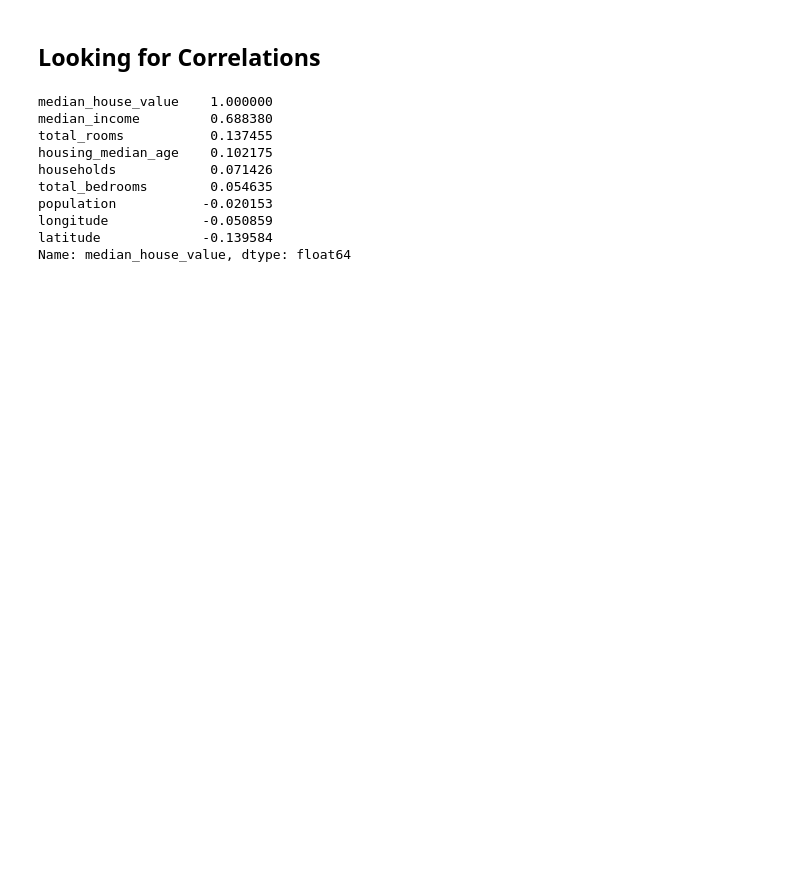
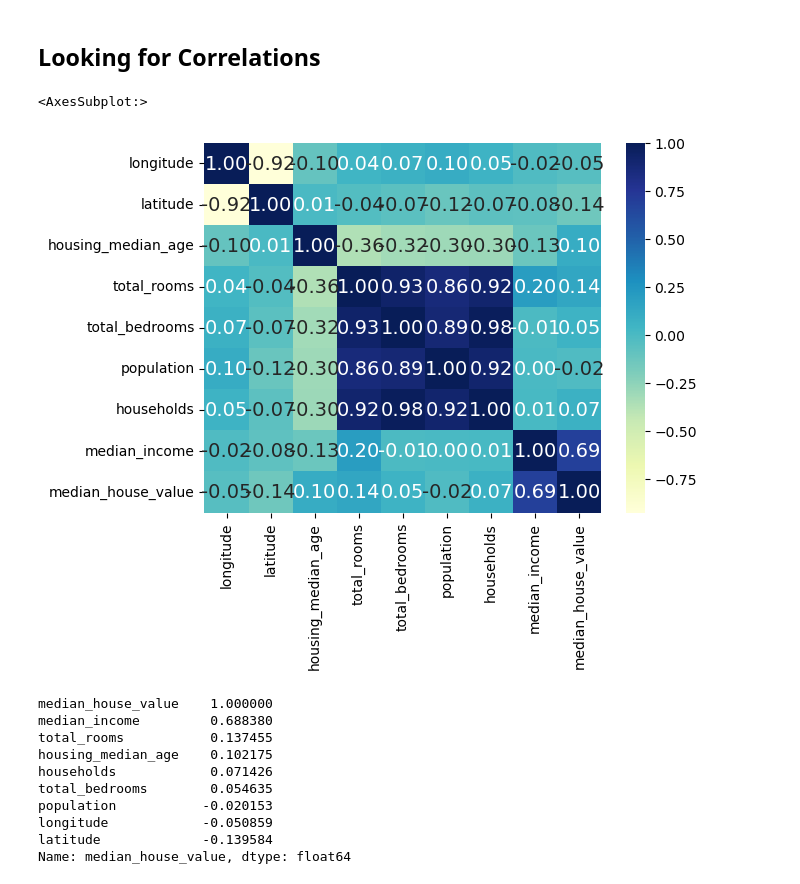
Before and after one commit to Ahmed-ata112/handson-ml3, a Jupyter notebook: 02_end_to_end_machine_learning_project.ipynb, the cells around one changed output. Cells and saved outputs as stored; diff of their text form; code cells hidden in the pictures; blank space fills up the shorter version.

```diff
--- a/02_end_to_end_machine_learning_project.ipynb
+++ b/02_end_to_end_machine_learning_project.ipynb
@@ -363,3 +363,11 @@ corr_matrix = housing.corr()
+# %%
+corr_matrix = housing.corr()
+# plot a heatmap of the correlation matrix
+import seaborn as sns
+sns.heatmap(corr_matrix, annot=True, fmt=".2f", cmap="YlGnBu")
+# %% [output]
+<AxesSubplot:>
+[figure, added]
 # %%
 corr_matrix["median_house_value"].sort_values(ascending=False)
 # %% [output]
```
Also changed, not shown: parts of 12 cells of this notebook.
